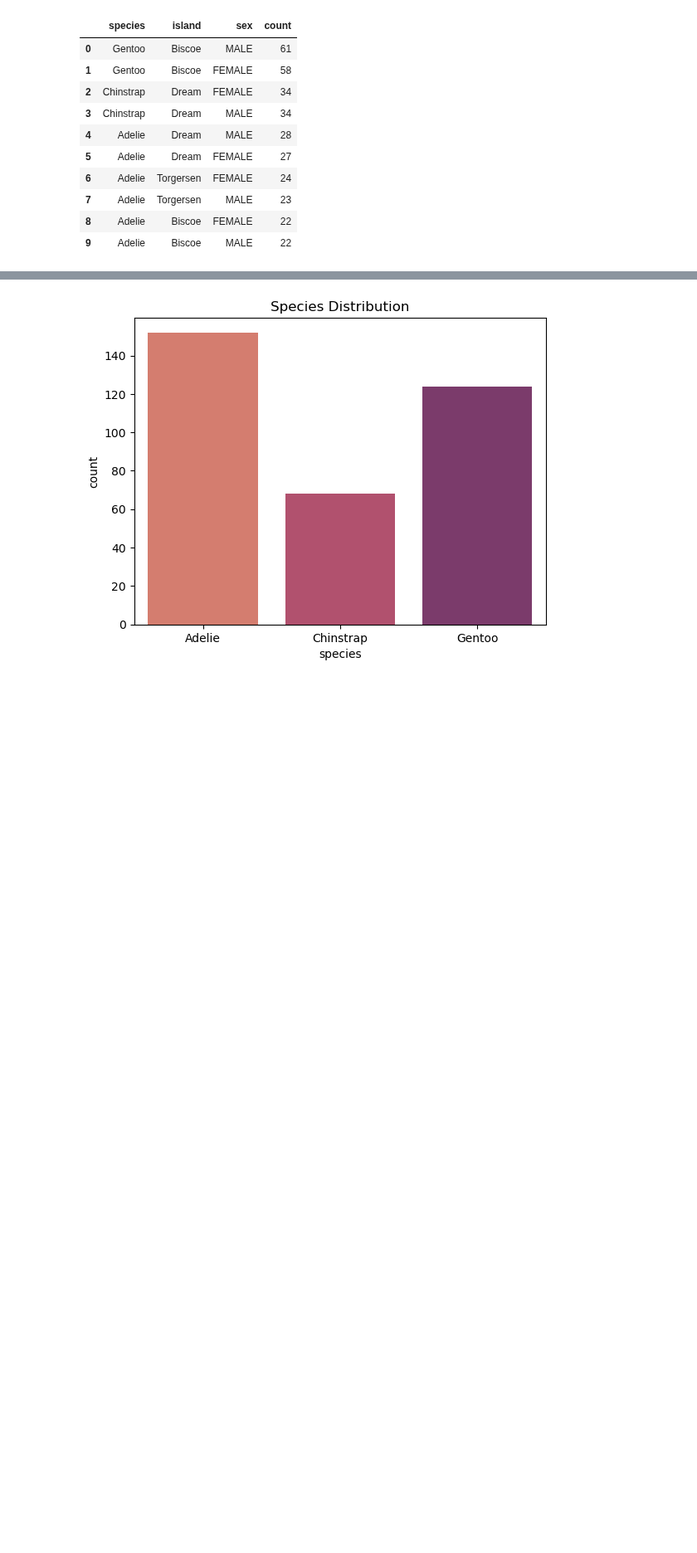
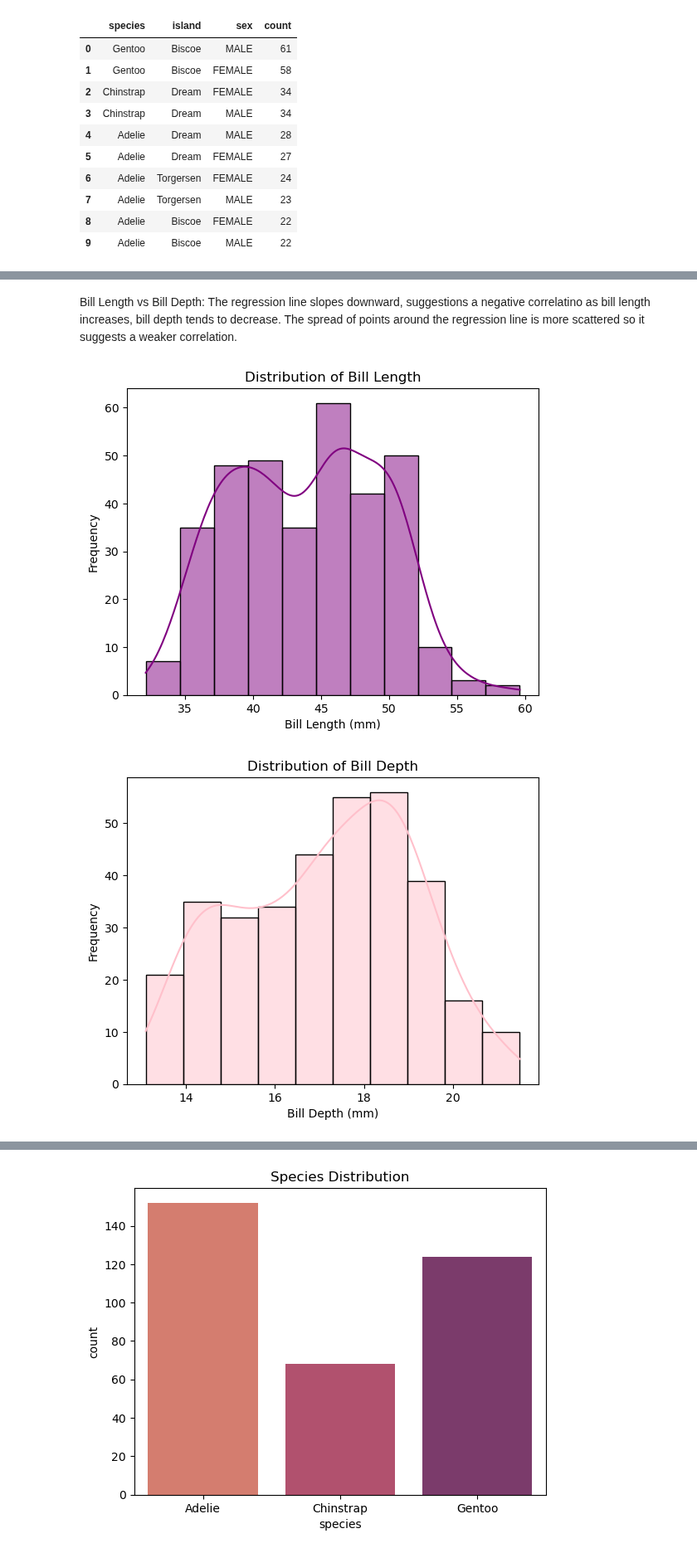
Before and after one commit to briannemcgrath/Principles-of-Data-Analytics, a Jupyter notebook: penguins.ipynb, the cells around one changed output, grey strips where cells are left out. Shown at 83% size. Cells and saved outputs as stored; diff of their text form; code cells hidden in the pictures; blank space fills up the shorter version.

```diff
--- a/penguins.ipynb
+++ b/penguins.ipynb
@@ -162,0 +163,19 @@ plt.show()
+# %% [markdown]
+Bill Length vs Bill Depth:
+The regression line slopes downward, suggestions a negative correlatino as bill length increases, bill depth tends to decrease. The spread of points around the regression line is more scattered so it suggests a weaker correlation.
+# %%
+# Histograms for 'bill_length_mm' and 'bill_depth_mm'
+sns.histplot(df['bill_length_mm'], kde=True, color='purple')
+plt.title('Distribution of Bill Length')
+plt.xlabel('Bill Length (mm)')
+plt.ylabel('Frequency')
+plt.show()
+
+sns.histplot(df['bill_depth_mm'], kde=True, color='pink')
+plt.title('Distribution of Bill Depth')
+plt.xlabel('Bill Depth (mm)')
+plt.ylabel('Frequency')
+plt.show()
+# %% [output]
+[figure, added]
+[figure, added]
```
Also changed, not shown: parts of 3 cells of this notebook.
